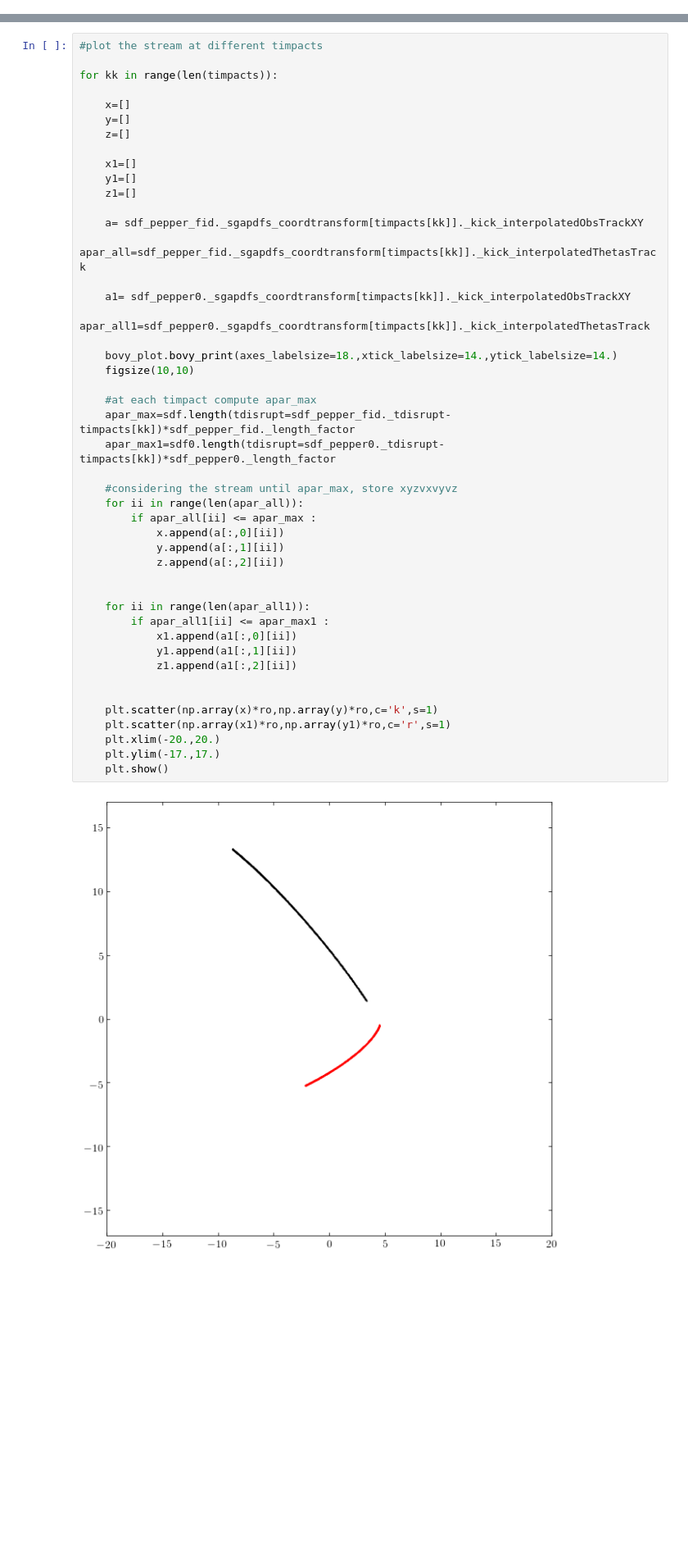
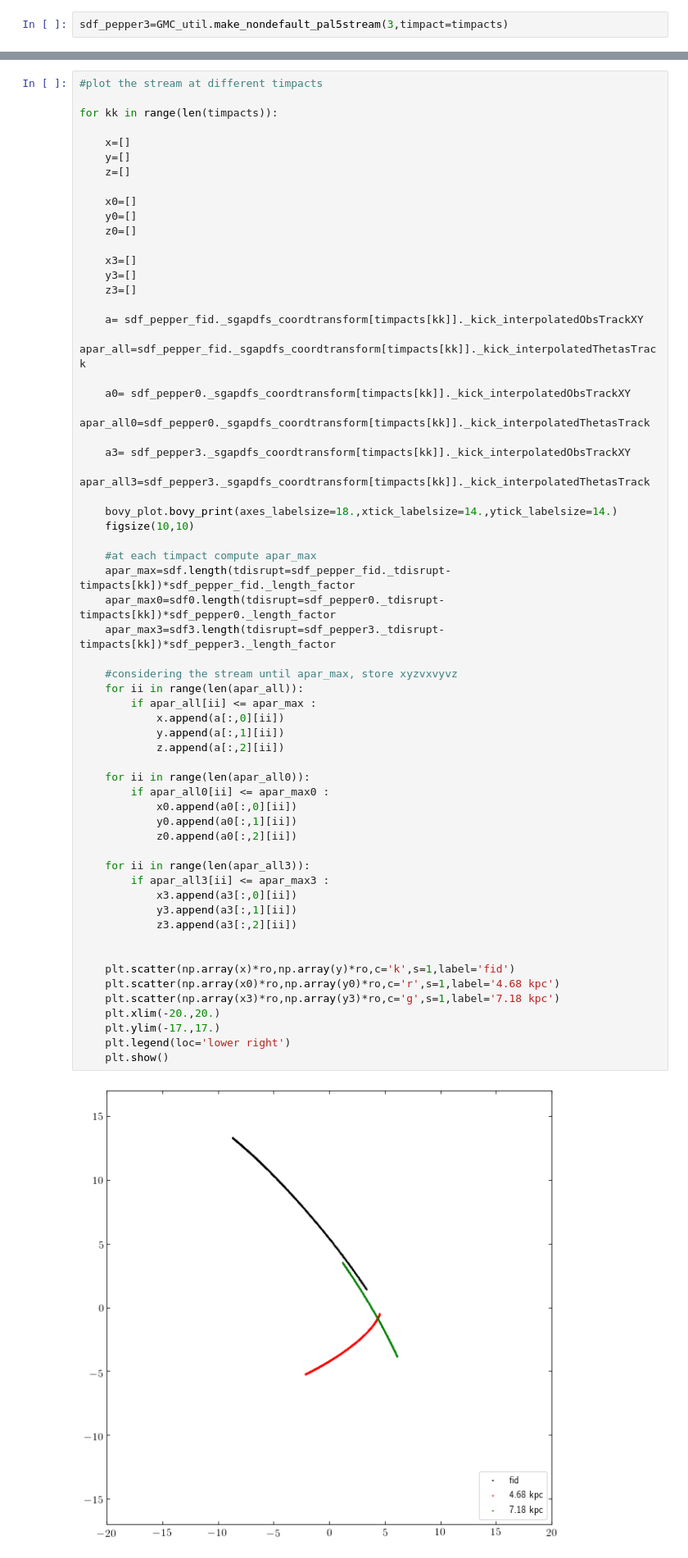
Before and after one commit to nbanik/Baryonic-effects-on-Pal5, a Jupyter notebook: orbitfit_Pal5.ipynb, the cells around one changed output, grey strips where cells are left out. Shown at 82% size. Cells and saved outputs as stored; diff of their text form; blank space fills up the shorter version.

```diff
--- a/orbitfit_Pal5.ipynb
+++ b/orbitfit_Pal5.ipynb
@@ -322,3 +322,5 @@ sdf_pepper0=GMC_util.make_nondefault_pal5stream(0,timpact=timpacts)
 # %% [output]
 4.68
 galpyWarning: In versions >1.3, the output unit of streamdf.misalignment has been changed to radian (from degree before)
+# %%
+sdf_pepper3=GMC_util.make_nondefault_pal5stream(3,timpact=timpacts)
@@ -339,44 +345,59 @@ for kk in range(len(timpacts)):
 
     x=[]
     y=[]
     z=[]
 
-    x1=[]
-    y1=[]
-    z1=[]
+    x0=[]
+    y0=[]
+    z0=[]
+
+    x3=[]
+    y3=[]
+    z3=[]
 
     a= sdf_pepper_fid._sgapdfs_coordtransform[timpacts[kk]]._kick_interpolatedObsTrackXY
     apar_all=sdf_pepper_fid._sgapdfs_coordtransform[timpacts[kk]]._kick_interpolatedThetasTrack
 
-    a1= sdf_pepper0._sgapdfs_coordtransform[timpacts[kk]]._kick_interpolatedObsTrackXY
-    apar_all1=sdf_pepper0._sgapdfs_coordtransform[timpacts[kk]]._kick_interpolatedThetasTrack
+    a0= sdf_pepper0._sgapdfs_coordtransform[timpacts[kk]]._kick_interpolatedObsTrackXY
+    apar_all0=sdf_pepper0._sgapdfs_coordtransform[timpacts[kk]]._kick_interpolatedThetasTrack
+
+    a3= sdf_pepper3._sgapdfs_coordtransform[timpacts[kk]]._kick_interpolatedObsTrackXY
+    apar_all3=sdf_pepper3._sgapdfs_coordtransform[timpacts[kk]]._kick_interpolatedThetasTrack
 
     bovy_plot.bovy_print(axes_labelsize=18.,xtick_labelsize=14.,ytick_labelsize=14.)
     figsize(10,10)
 
     #at each timpact compute apar_max
     apar_max=sdf.length(tdisrupt=sdf_pepper_fid._tdisrupt-timpacts[kk])*sdf_pepper_fid._length_factor
-    apar_max1=sdf0.length(tdisrupt=sdf_pepper0._tdisrupt-timpacts[kk])*sdf_pepper0._length_factor
+    apar_max0=sdf0.length(tdisrupt=sdf_pepper0._tdisrupt-timpacts[kk])*sdf_pepper0._length_factor
+    apar_max3=sdf3.length(tdisrupt=sdf_pepper3._tdisrupt-timpacts[kk])*sdf_pepper3._length_factor
 
     #considering the stream until apar_max, store xyzvxvyvz
     for ii in range(len(apar_all)):
         if apar_all[ii] <= apar_max :
             x.append(a[:,0][ii])
             y.append(a[:,1][ii])
             z.append(a[:,2][ii])
 
+    for ii in range(len(apar_all0)):
+        if apar_all0[ii] <= apar_max0 :
+            x0.append(a0[:,0][ii])
+            y0.append(a0[:,1][ii])
+            z0.append(a0[:,2][ii])
 
-    for ii in range(len(apar_all1)):
-        if apar_all1[ii] <= apar_max1 :
-            x1.append(a1[:,0][ii])
-            y1.append(a1[:,1][ii])
-            z1.append(a1[:,2][ii])
+    for ii in range(len(apar_all3)):
+        if apar_all3[ii] <= apar_max3 :
+            x3.append(a3[:,0][ii])
+            y3.append(a3[:,1][ii])
+            z3.append(a3[:,2][ii])
 
 
-    plt.scatter(np.array(x)*ro,np.array(y)*ro,c='k',s=1)
-    plt.scatter(np.array(x1)*ro,np.array(y1)*ro,c='r',s=1)
+    plt.scatter(np.array(x)*ro,np.array(y)*ro,c='k',s=1,label='fid')
+    plt.scatter(np.array(x0)*ro,np.array(y0)*ro,c='r',s=1,label='4.68 kpc')
+    plt.scatter(np.array(x3)*ro,np.array(y3)*ro,c='g',s=1,label='7.18 kpc')
     plt.xlim(-20.,20.)
     plt.ylim(-17.,17.)
+    plt.legend(loc='lower right')
     plt.show()
 # %% [output]
-[figure, old version]
+[figure, new version]
```
Also changed, not shown: parts of 4 cells of this notebook, 1 other file.
